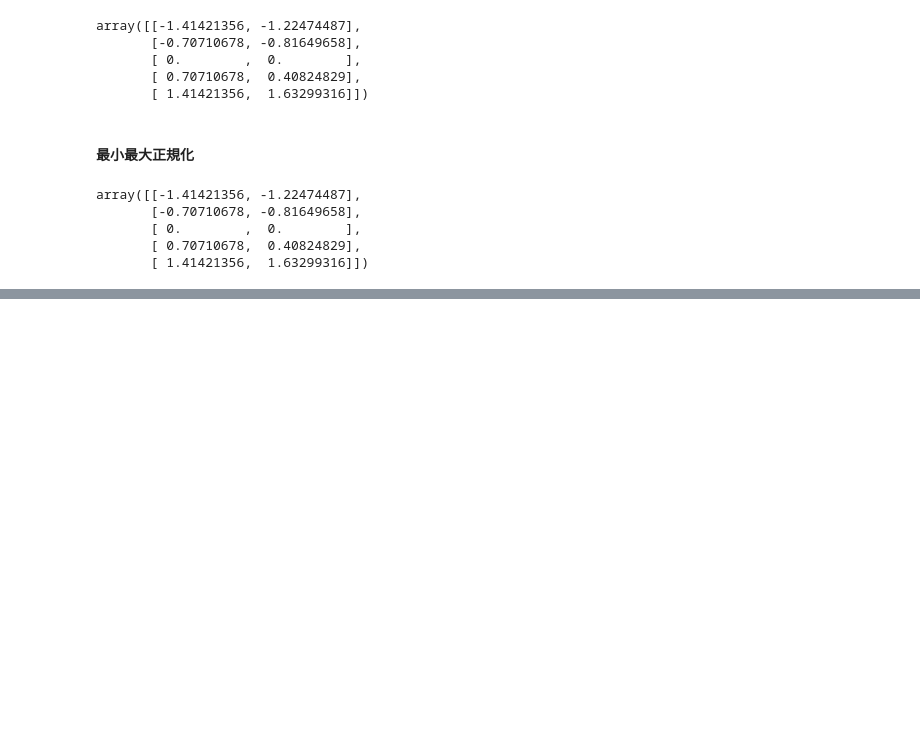
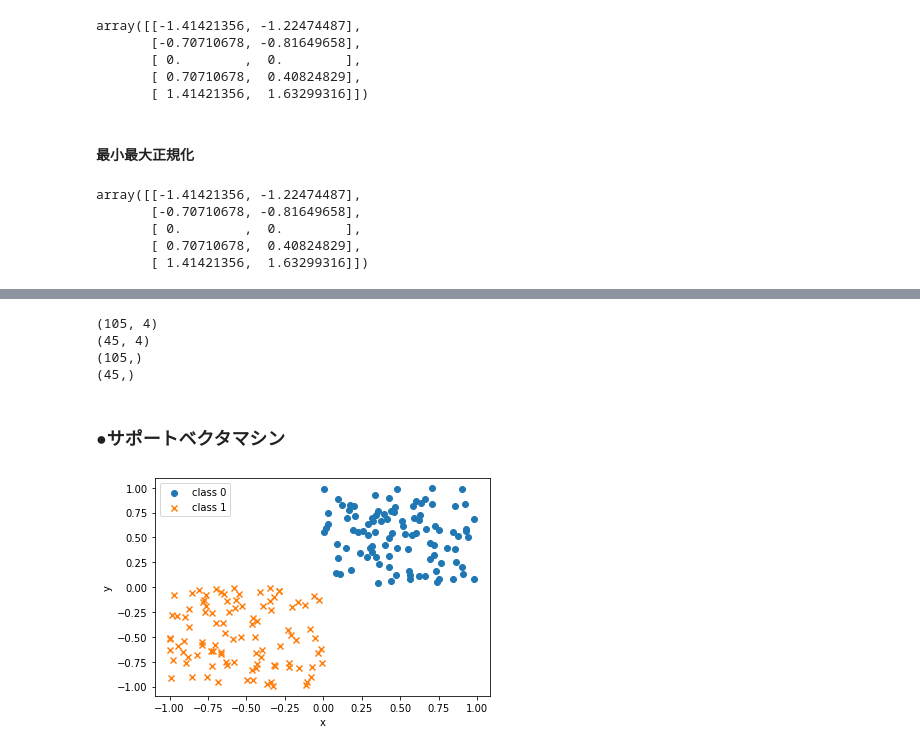
Before and after one commit to shunichi922/TEST, a Jupyter notebook: 4_4_scikit_learn.ipynb, the cells around one changed output, grey strips where cells are left out. Saved outputs shown, nothing was run; the diff lists cells and outputs as text; code cells hidden in the pictures; blank space fills up the shorter version.

```diff
--- a/4_4_scikit_learn.ipynb
+++ b/4_4_scikit_learn.ipynb
@@ -171,0 +197,37 @@ array([[-1.41421356, -1.22474487],
+# %%
+from sklearn.model_selection import train_test_split
+# 学習データとテストデータに分割
+X_train, X_test, y_train, y_test = train_test_split(X, y, test_size=0.3, random_state=123)
+print(X_train.shape)
+print(X_test.shape)
+print(y_train.shape)
+print(y_test.shape)
+# %% [output]
+(105, 4)
+(45, 4)
+(105,)
+(45,)
+# %% [markdown]
+### ●サポートベクタマシン
+# %%
+import numpy as np
+import matplotlib.pyplot as plt
+np.random.seed(123)
+# X軸Y軸ともに0から1までの一様分布から100点をサンプリング
+X0 = np.random.uniform(size=(100,2))
+# クラス0のラベルを100個生成
+y0 = np.repeat(0,100)
+# X軸Y軸ともに-1から0までの一様分布から100点をサンプリング
+X1 = np.random.uniform(-1.0, 0.0, size=(100,2))
+# クラス1のラベルを100個生成
+y1 = np.repeat(1, 100)
+# 散布図をプロット
+fig, ax = plt.subplots()
+ax.scatter(X0[:, 0], X0[:, 1], marker="o", label="class 0")
+ax.scatter(X1[:, 0], X1[:, 1], marker="x", label="class 1")
+ax.set_xlabel("x")
+ax.set_ylabel("y")
+ax.legend()
+plt.show()
+# %% [output]
+[figure, added]
```
Also changed, not shown: parts of 6 cells of this notebook.
